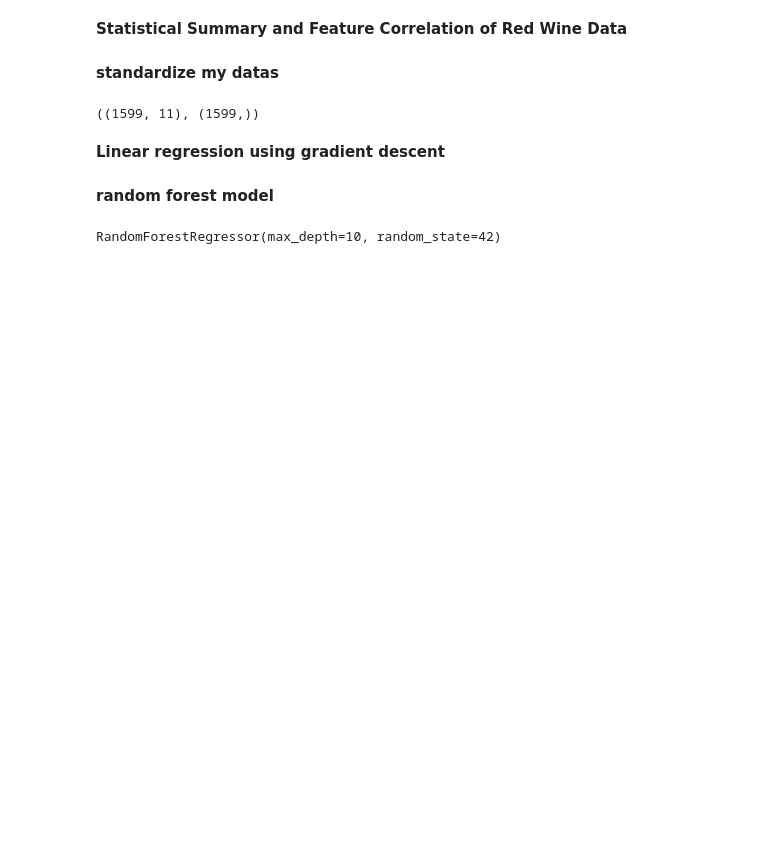
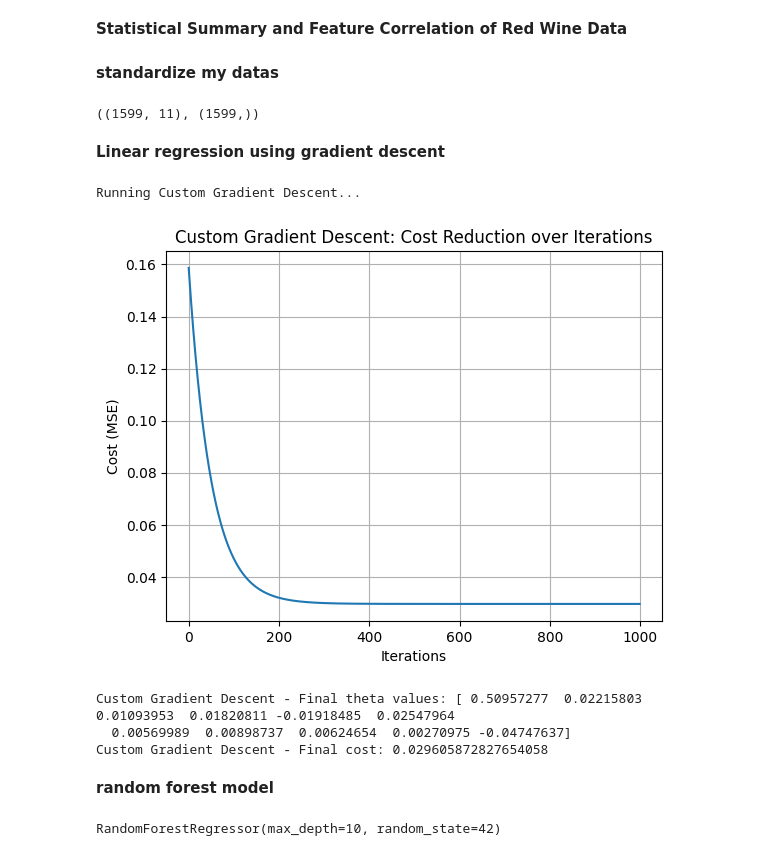
Before and after one commit to sergekamanzi/wine_quality, a Jupyter notebook: red_wine_quality_predictor.ipynb, the cells around one changed output. Drawn from its saved outputs; the diff is of its cells as text; code cells hidden in the pictures; blank space fills up the shorter version.

```diff
--- a/red_wine_quality_predictor.ipynb
+++ b/red_wine_quality_predictor.ipynb
@@ -67,55 +67,75 @@ X.shape,Y.shape
 # %% [markdown]
 **Linear regression using gradient descent**
 # %%
-%%capture
 import numpy as np
+import matplotlib.pyplot as plt
+from sklearn.preprocessing import StandardScaler
 
-#Gradient Descent Linear Regression
+# 1. Function to scale features
+def scale_features(X):
+    """Standardize features using sklearn's StandardScaler."""
+    scaler = StandardScaler()
+    X_scaled = scaler.fit_transform(X)
+    return np.c_[np.ones(X_scaled.shape[0]), X_scaled], scaler  # Add intercept term
 
-# Add an intercept term (bias) to the feature matrix
-X_scaled = np.c_[np.ones(X_scaled.shape[0]), X_scaled]  # Add a column of ones for the intercept term
-
+# 2. Function to compute cost
 def compute_cost(X, y, theta):
-    """Compute the cost function for linear regression."""
-    m = len(y)  # number of training examples
-    predictions = X.dot(theta)  # predicted values
-    cost = (1 / (2 * m)) * np.sum(np.square(predictions - y))  # MSE
+    """Compute the Mean Squared Error (MSE) cost."""
+    m = len(y)
+    predictions = X.dot(theta)
+    cost = (1 / (2 * m)) * np.sum(np.square(predictions - y))
     return cost
 
+# 3. Gradient Descent Function
 def gradient_descent(X, y, theta, learning_rate, num_iters):
-    """Perform gradient descent to learn theta values."""
+    """Perform gradient descent to optimize theta."""
     m = len(y)
     cost_history = np.zeros(num_iters)
 
     for i in range(num_iters):
         gradients = (1 / m) * X.T.dot(X.dot(theta) - y)
-        theta = theta - learning_rate * gradients  # update theta
-        cost_history[i] = compute_cost(X, y, theta)  # store cost for each iteration
+        theta -= learning_rate * gradients  # update theta
+        cost_history[i] = compute_cost(X, y, theta)
 
     return theta, cost_history
 
-# Initialize parameters
-m, n = X_scaled.shape  # number of examples and features
-theta = np.zeros(n)  # initialize theta (parameters) to zeros
+# 4. Function to run Custom Gradient Descent
+def run_custom_gradient_descent(X, y, learning_rate=0.01, num_iters=1000):
+    """Runs gradient descent and plots cost history."""
+    X_scaled, _ = scale_features(X)
+    theta = np.zeros(X_scaled.shape[1])
+    theta_optimized, cost_history = gradient_descent(X_scaled, y, theta, learning_rate, num_iters)
 
-# Set hyperparameters
-learning_rate = 0.01
-num_iters = 1000
+    plt.plot(range(num_iters), cost_history)
+    plt.title('Custom Gradient Descent: Cost Reduction over Iterations')
+    plt.xlabel('Iterations')
+    plt.ylabel('Cost (MSE)')
+    plt.grid(True)
+    plt.show()
 
-#Run gradient descent
-theta_optimized, cost_history = gradient_descent(X_scaled, Y, theta, learning_rate, num_iters)
+    final_cost = cost_history[-1]
+    print(f"Custom Gradient Descent - Final theta values: {theta_optimized}")
+    print(f"Custom Gradient Descent - Final cost: {final_cost}")
+    return theta_optimized, final_cost
 
-#Plot cost history (to check if the cost is reducing over iterations)
-plt.figure(figsize=(10, 6))
-plt.plot(range(num_iters), cost_history, color='blue')
-plt.title('Cost Reduction over Iterations (Learning Curve)')
-plt.xlabel('Number of Iterations')
-plt.ylabel('Cost (MSE)')
-plt.grid(True)
-plt.show()
+# 5. Main function to run everything
+def main():
+    # Sample dataset (replace with actual dataset)
+    X = np.random.rand(100, 10)  # Random feature matrix for example
+    y = np.random.rand(100)  # Random target vector for example
 
-# Output the optimized theta values and final cost
-theta_optimized, cost_history[-1]  # Final optimized parameters and final cost
+    # Run custom gradient descent
+    print("Running Custom Gradient Descent...")
+    theta_optimized, final_cost = run_custom_gradient_descent(X, y)
+
+if __name__ == "__main__":
+    main()
+# %% [output]
+Running Custom Gradient Descent...
+[figure, added]
+Custom Gradient Descent - Final theta values: [ 0.50957277  0.02215803  0.01093953  0.01820811 -0.01918485  0.02547964
+  0.00569989  0.00898737  0.00624654  0.00270975 -0.04747637]
+Custom Gradient Descent - Final cost: 0.029605872827654058
 # %% [markdown]
 **random forest model**
 # %%
```
Also changed, not shown: parts of 14 cells of this notebook.
